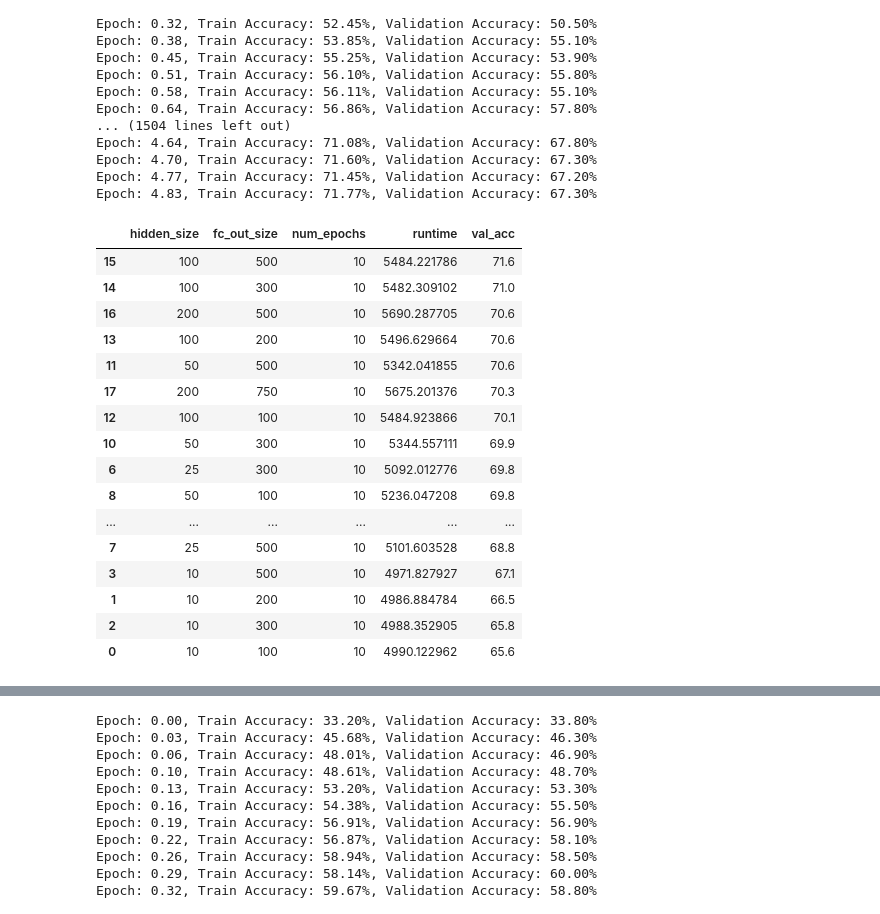
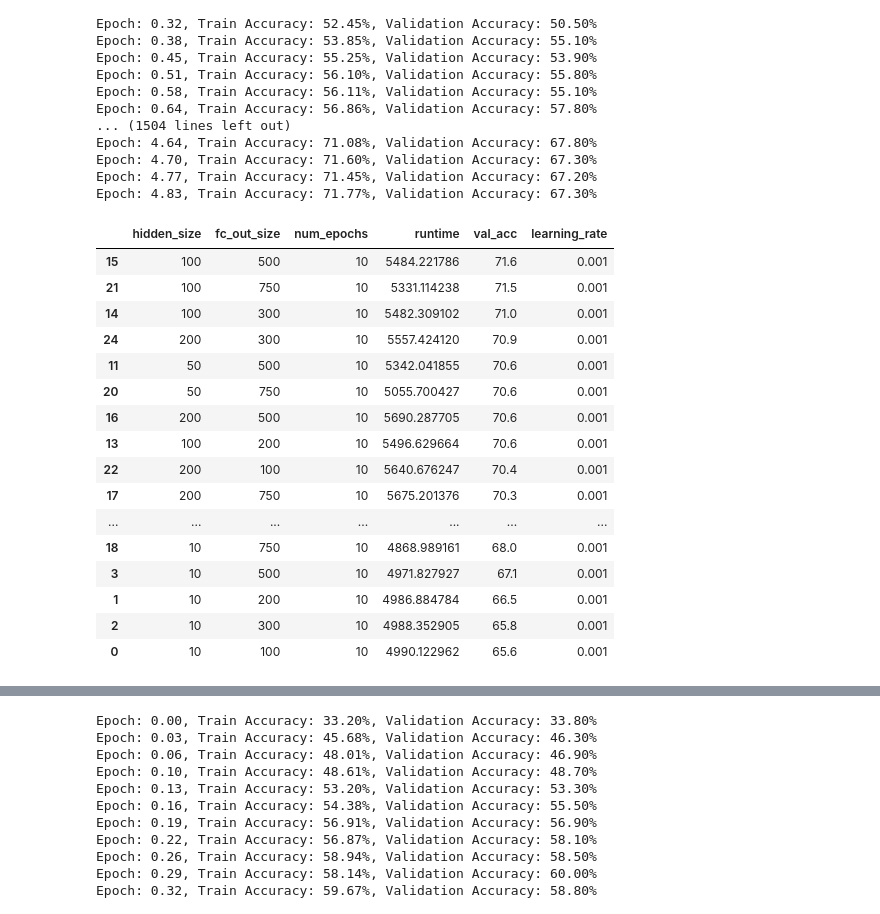
Before and after one commit to nyjgary/nlp-snli, a Jupyter notebook: nlp-snli.ipynb, the cells around one changed output, grey strips where cells are left out. Drawn from its saved outputs; the diff is of its cells as text; code cells hidden in the pictures.

```diff
--- a/nlp-snli.ipynb
+++ b/nlp-snli.ipynb
@@ -634,22 +726,22 @@ Epoch: 4.77, Train Accuracy: 71.45%, Validation Accuracy: 67.20%
 Epoch: 4.83, Train Accuracy: 71.77%, Validation Accuracy: 67.30%
 # %%
 rnn_hidden_fc_out_size_exps = summarize_results(load_experiment_log(experiment_name='RNN_hidden_fc_out_10epoch', filename=RESULTS_LOG))
-rnn_hidden_fc_out_size_exps[['hidden_size', 'fc_out_size', 'num_epochs', 'runtime', 'val_acc']]
+rnn_hidden_fc_out_size_exps[['hidden_size', 'fc_out_size', 'num_epochs', 'runtime', 'val_acc', 'learning_rate']]
 # %% [output]
-|  | hidden_size | fc_out_size | num_epochs | runtime | val_acc |
-| 15 | 100 | 500 | 10 | 5484.221786 | 71.6 |
-| 14 | 100 | 300 | 10 | 5482.309102 | 71.0 |
-| 16 | 200 | 500 | 10 | 5690.287705 | 70.6 |
-| 13 | 100 | 200 | 10 | 5496.629664 | 70.6 |
-| 11 | 50 | 500 | 10 | 5342.041855 | 70.6 |
-| 17 | 200 | 750 | 10 | 5675.201376 | 70.3 |
-| 12 | 100 | 100 | 10 | 5484.923866 | 70.1 |
-| 10 | 50 | 300 | 10 | 5344.557111 | 69.9 |
-| 6 | 25 | 300 | 10 | 5092.012776 | 69.8 |
-| 8 | 50 | 100 | 10 | 5236.047208 | 69.8 |
-| ... | ... | ... | ... | ... | ... |
-| 7 | 25 | 500 | 10 | 5101.603528 | 68.8 |
-| 3 | 10 | 500 | 10 | 4971.827927 | 67.1 |
-| 1 | 10 | 200 | 10 | 4986.884784 | 66.5 |
-| 2 | 10 | 300 | 10 | 4988.352905 | 65.8 |
-| 0 | 10 | 100 | 10 | 4990.122962 | 65.6 |
+|  | hidden_size | fc_out_size | num_epochs | runtime | val_acc | learning_rate |
+| 15 | 100 | 500 | 10 | 5484.221786 | 71.6 | 0.001 |
+| 21 | 100 | 750 | 10 | 5331.114238 | 71.5 | 0.001 |
+| 14 | 100 | 300 | 10 | 5482.309102 | 71.0 | 0.001 |
+| 24 | 200 | 300 | 10 | 5557.424120 | 70.9 | 0.001 |
+| 11 | 50 | 500 | 10 | 5342.041855 | 70.6 | 0.001 |
+| 20 | 50 | 750 | 10 | 5055.700427 | 70.6 | 0.001 |
+| 16 | 200 | 500 | 10 | 5690.287705 | 70.6 | 0.001 |
+| 13 | 100 | 200 | 10 | 5496.629664 | 70.6 | 0.001 |
+| 22 | 200 | 100 | 10 | 5640.676247 | 70.4 | 0.001 |
+| 17 | 200 | 750 | 10 | 5675.201376 | 70.3 | 0.001 |
+| ... | ... | ... | ... | ... | ... | ... |
+| 18 | 10 | 750 | 10 | 4868.989161 | 68.0 | 0.001 |
+| 3 | 10 | 500 | 10 | 4971.827927 | 67.1 | 0.001 |
+| 1 | 10 | 200 | 10 | 4986.884784 | 66.5 | 0.001 |
+| 2 | 10 | 300 | 10 | 4988.352905 | 65.8 | 0.001 |
+| 0 | 10 | 100 | 10 | 4990.122962 | 65.6 | 0.001 |
```
Also changed, not shown: parts of 20 cells of this notebook.
